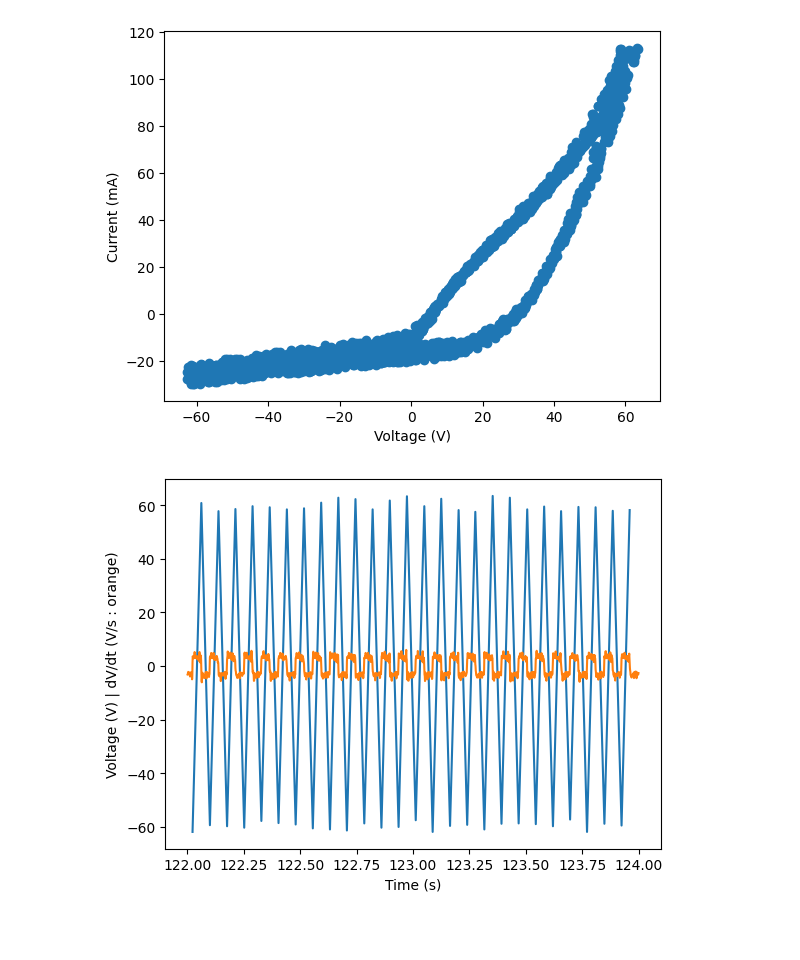
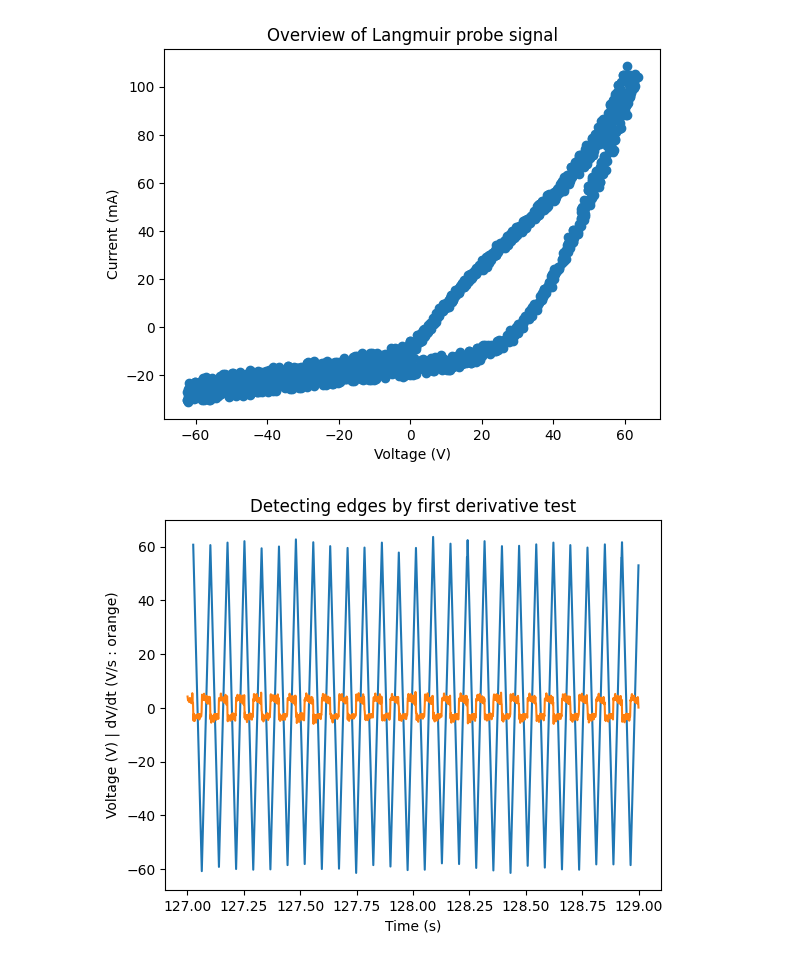
Before and after one commit to barklis/python-basics, a Jupyter notebook: Athens-ExB/experiments/Langmuir_data_analysis.ipynb, the cells around one changed output. Drawn from its saved outputs; the diff is of its cells as text; code cells hidden in the pictures; blank space fills up the shorter version.

Commit message:
Optimalization of code, checking calculation for different data

```diff
--- a/Athens-ExB/experiments/Langmuir_data_analysis.ipynb
+++ b/Athens-ExB/experiments/Langmuir_data_analysis.ipynb
@@ -15,15 +15,24 @@ import os
 import datetime
 # %%
 #load data using pandas
-filename = 'Langmuir_results__1st.csv'
+filename = 'Langmuir_results__2nd.csv'
 directory = './'
 data = pd.read_csv(os.path.join(directory, filename), encoding='ISO-8859–1')
 
 #Handling of data format from csv file
-voltage = np.array( [float(v.replace(',', '.')) for v in data['Voltage[V]'].values])
-current = np.array( [float(i.replace(',', '.')) for i in data['Current[ÂµA]'].values])
-pressure = np.array( [float(p.replace(',', '.')) for p in data['Pressure[Pa]'].values])
-time_string = data['Hora'].values
+#Be carefull about data format, some contain dots, some commas.
+comma = False
+if comma == True:
+    voltage = np.array( [float(v.replace(',', '.')) for v in data['Voltage[V]'].values])
+    current = np.array( [float(i.replace(',', '.')) for i in data['Current[ÂµA]'].values])
+    pressure = np.array( [float(p.replace(',', '.')) for p in data['Pressure[Pa]'].values])
+else:
+    voltage = np.array( data['Voltage[V]'].values)
+    current = np.array( data['Current[ÂµA]'].values)
+    pressure = np.array( data['Pressure[Pa]'].values)
+
+#Be carefull for language of csv files (Hora, Time) !!
+time_string = data['Time'].values
 time_seconds = [datetime.datetime.strptime(t, "%Y-%m-%d %H:%M:%S.%f").timestamp() for t in time_string]
 time_start = time_seconds[0]
 
@@ -51,7 +60,10 @@ plt.show()
 # %%
 #select time window
-time_a = 122.0
-time_b = 124.0
+# VERY Important for analysis !!
+time_a = 127
+time_b = 129.0
+
+
 num = 0
 iter = 0
 #Count amount of data
@@ -100,31 +112,33 @@ plt.plot(V, I, 'o')
 plt.xlabel('Voltage (V)')
 plt.ylabel('Current (mA)')
 
+plt.title('Overview of Langmuir probe signal')
 plt.show()
 # %% [output]
-[figure, old version]
+[figure, new version]
 # %%
 #Separation of raising and falling edge of sweep voltage based on gradient
 
 dV_dt = np.gradient(V)
 
 trigger = 1 # value of grad to triger detection
 
 #Thanks for some guys from stackoverflow
 mask1 = (dV_dt[:-1] < trigger) & (dV_dt[1:] > trigger)
 mask2 = (dV_dt[:-1] > trigger) & (dV_dt[1:] < trigger)
 
 edges_V = np.flatnonzero(mask1 | mask2) + 1
 
 plt.plot(T[edges_V], V[edges_V])
 
 plt.plot(T,dV_dt)
 plt.ylabel('Voltage (V) | dV/dt (V/s : orange)')
 plt.xlabel('Time (s)')
 
+plt.title('Detecting edges by first derivative test')
 plt.show()
 # %% [output]
-[figure, old version]
+[figure, new version]
 # %%
 #Spliting data into arrays corresponding to separate edges
 splited_V = np.split(V, edges_V)
```
Also changed, not shown: parts of 11 cells of this notebook, 1 other file.
